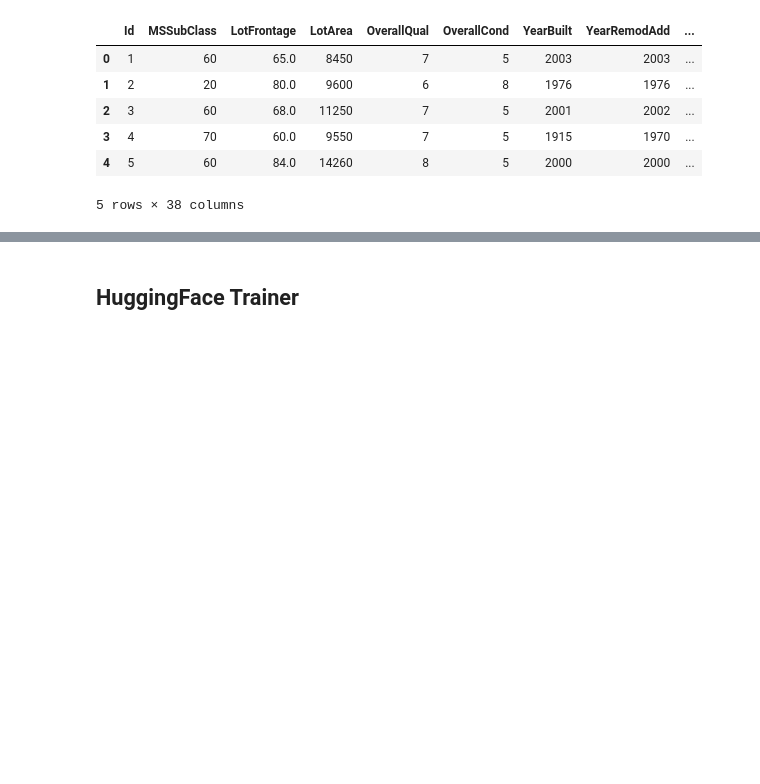
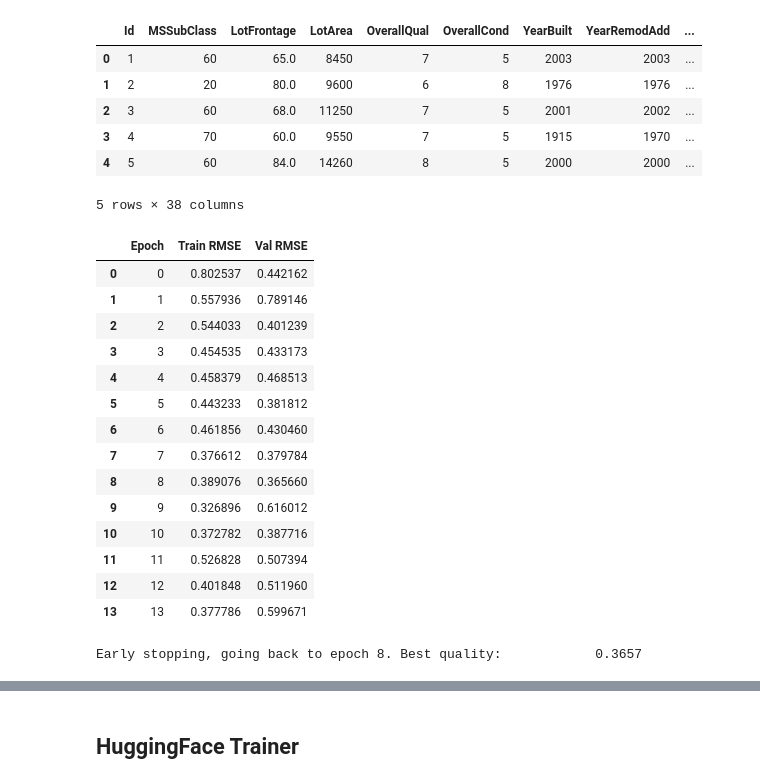
Before and after one commit to Aktsvigun/ml-2, a Jupyter notebook: intro_to_dl (1 module)/seminars/seminar_2.ipynb, the cells around one changed output, grey strips where cells are left out. Cells and saved outputs as stored; diff of their text form; code cells hidden in the pictures; blank space fills up the shorter version.

```diff
--- a/intro_to_dl (1 module)/seminars/seminar_2.ipynb
+++ b/intro_to_dl (1 module)/seminars/seminar_2.ipynb
@@ -72,7 +72,8 @@ NUM_EPOCHS = 5 # num training epochs (how many times each instance will be proce
 GAMMA = 0.9995 # learning rate scheduler parameter
 BATCH_SIZE = 32 # training batch size
 EVAL_BATCH_SIZE = 300 # evaluation batch size.
-DEVICE = 'cpu' #'cuda' # device to make the calculations on
+DEVICE = 'cuda' #'cuda' # device to make the calculations on
+PATIENCE = 5 #  for Early stopping
 # %%
 X_train, X_val, y_train, y_val = train_test_split(X_train, y_train, test_size = 0.2, random_state = SEED)
 # %%
@@ -144,6 +145,7 @@ optimizer = torch.optim.AdamW(model.parameters(), lr=LR, weight_decay=WEIGHT_DEC
 # Initialize learning rate scheduler, which will decrease LR according to some rule
 scheduler = torch.optim.lr_scheduler.ExponentialLR(optimizer, gamma=GAMMA)
 # %%
+# %%writefile /Users/tsvigun/Anaconda/tools/train_loop.py
 # Training loop
 metrics_dict = {
     "Epoch": [],
@@ -151,32 +153,69 @@ metrics_dict = {
     "Val RMSE": [],
 }
 
 # Train loop
-for epoch in tqdm(range(NUM_EPOCHS)):
+for epoch in tqdm(range(100)):
     metrics_dict["Epoch"].append(epoch)
     for stage in ['train', 'val']:
-        with torch.set_grad_enabled(stage == 'train'): # Whether to start building a graph for a backward pass
+        # Whether to start building a graph for a backward pass
+        with torch.set_grad_enabled(stage == 'train'):
             if stage == 'train':
                 model.train() # Enable some "special" layers (will speak about later)
             else:
                 model.eval() # Disable some "special" layers (will speak about later)
 
             loss_at_stage = 0
             for batch in dls[stage]:
                 x_batch, y_batch = batch
                 x_batch, y_batch = x_batch.to(DEVICE), y_batch.to(DEVICE)
 
                 y_pred = model(x_batch).view(-1) # forward pass: model(x_batch) -> calls forward()
                 loss = loss_fn(y_pred, y_batch) # ¡Important! y_pred is always the first arg
                 if stage == "train":
                     loss.backward() # Calculate the gradients of all the parameters wrt loss
                     optimizer.step() # Update the parameters
 #                     scheduler.step()
                     optimizer.zero_grad() # Zero the saved gradient
                 with torch.no_grad():
                     loss_at_stage += (torch.square((y_pred - y_batch)).sum()).item()
             rmse_at_stage = (loss_at_stage / len(dls[stage].dataset)) ** (1/2)
             metrics_dict[f"{stage.title()} RMSE"].append(rmse_at_stage)
 
     clear_output(wait=True)
     display(pd.DataFrame(metrics_dict))
+
+    # Early stopping
+    val_rmse = metrics_dict["Val RMSE"]
+    # If less than PATIENCE observations, cannot activate ES
+    if stage == "val" and len(val_rmse) > PATIENCE:
+        i_last_valid_obs = -min(len(val_rmse), PATIENCE + 1)
+        if rmse_at_stage < min(val_rmse[i_last_valid_obs:-1]):
+            best_model_state_dict = model.state_dict()
+        elif min(val_rmse[i_last_valid_obs:-1]) == val_rmse[i_last_valid_obs]:
+            print(f"Early stopping, going back to epoch {epoch - PATIENCE}. Best quality:\
+            {val_rmse[i_last_valid_obs]:.4f}")
+
+            model.load_state_dict(best_model_state_dict)
+            break
+    elif stage == "val":
+        if min(val_rmse) == val_rmse[-1]:
+            best_model_state_dict = deepcopy(model.state_dict())
+
+px.line(x=torch.arange(len(metrics_dict["Val RMSE"])), y=metrics_dict["Val RMSE"])
+# %% [output]
+|  | Epoch | Train RMSE | Val RMSE |
+| 0 | 0 | 0.802537 | 0.442162 |
+| 1 | 1 | 0.557936 | 0.789146 |
+| 2 | 2 | 0.544033 | 0.401239 |
+| 3 | 3 | 0.454535 | 0.433173 |
+| 4 | 4 | 0.458379 | 0.468513 |
+| 5 | 5 | 0.443233 | 0.381812 |
+| 6 | 6 | 0.461856 | 0.430460 |
+| 7 | 7 | 0.376612 | 0.379784 |
+| 8 | 8 | 0.389076 | 0.365660 |
+| 9 | 9 | 0.326896 | 0.616012 |
+| 10 | 10 | 0.372782 | 0.387716 |
+| 11 | 11 | 0.526828 | 0.507394 |
+| 12 | 12 | 0.401848 | 0.511960 |
+| 13 | 13 | 0.377786 | 0.599671 |
+Early stopping, going back to epoch 8. Best quality:            0.3657
```
Also changed, not shown: parts of 23 cells of this notebook.
